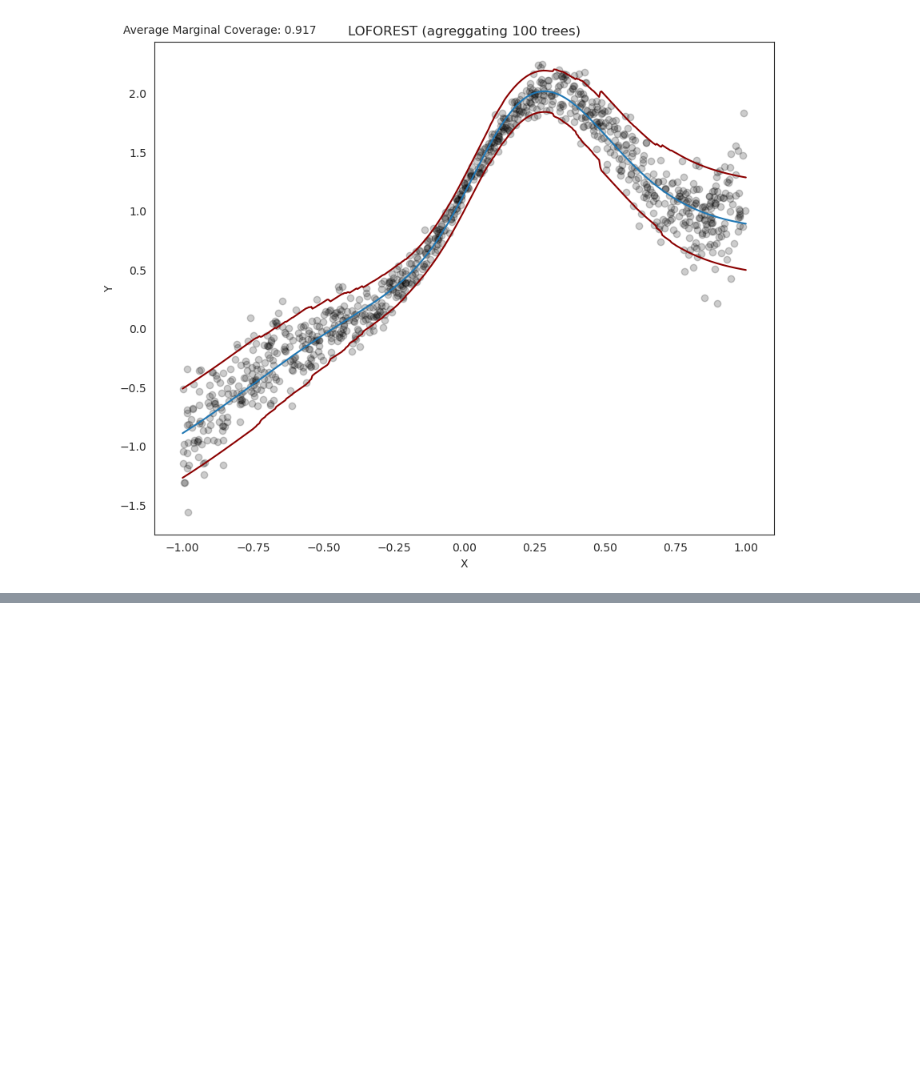
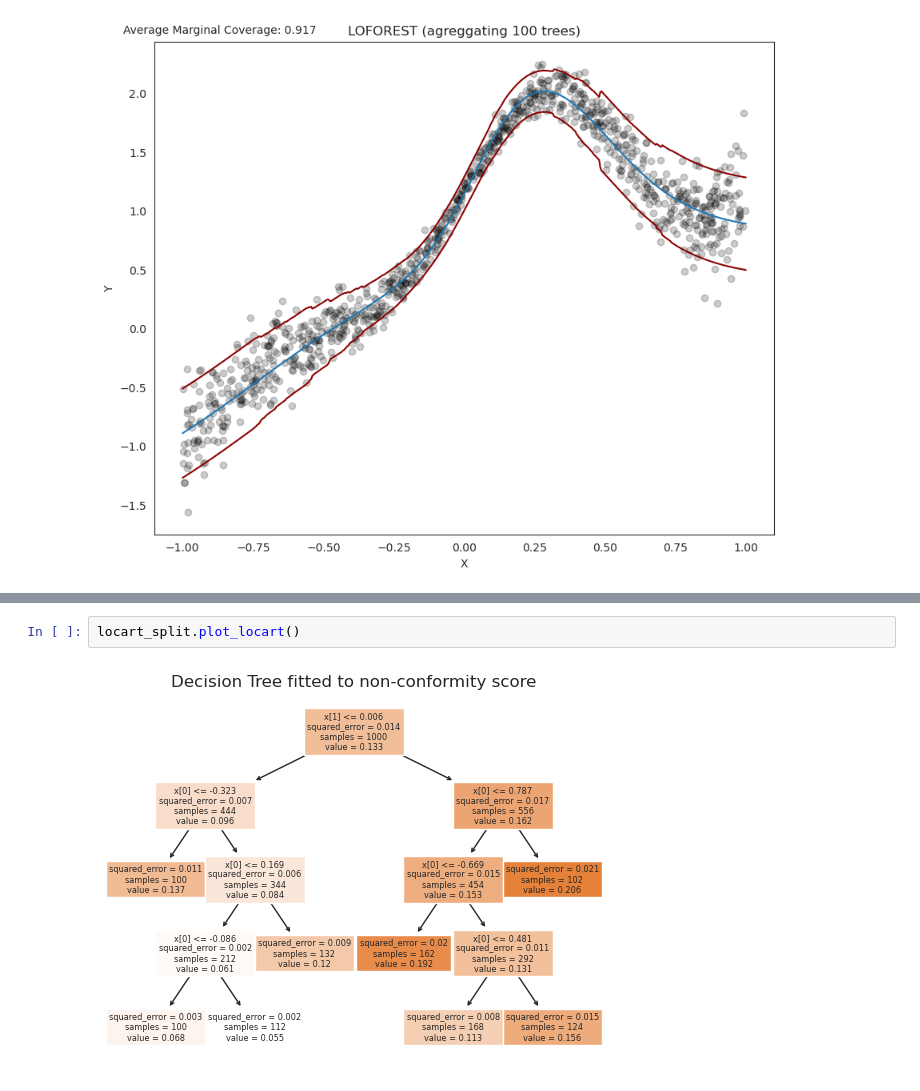
Before and after one commit to Monoxido45/clover, a Jupyter notebook: examples/illustrations.ipynb, the cells around one changed output, grey strips where cells are left out. Saved outputs shown, nothing was run; the diff lists cells and outputs as text; blank space fills up the shorter version.

```diff
--- a/examples/illustrations.ipynb
+++ b/examples/illustrations.ipynb
@@ -571,0 +633,4 @@ plt.show()
+# %%
+locart_split.plot_locart()
+# %% [output]
+[figure, added]
```
Also changed, not shown: parts of 4 cells of this notebook.
